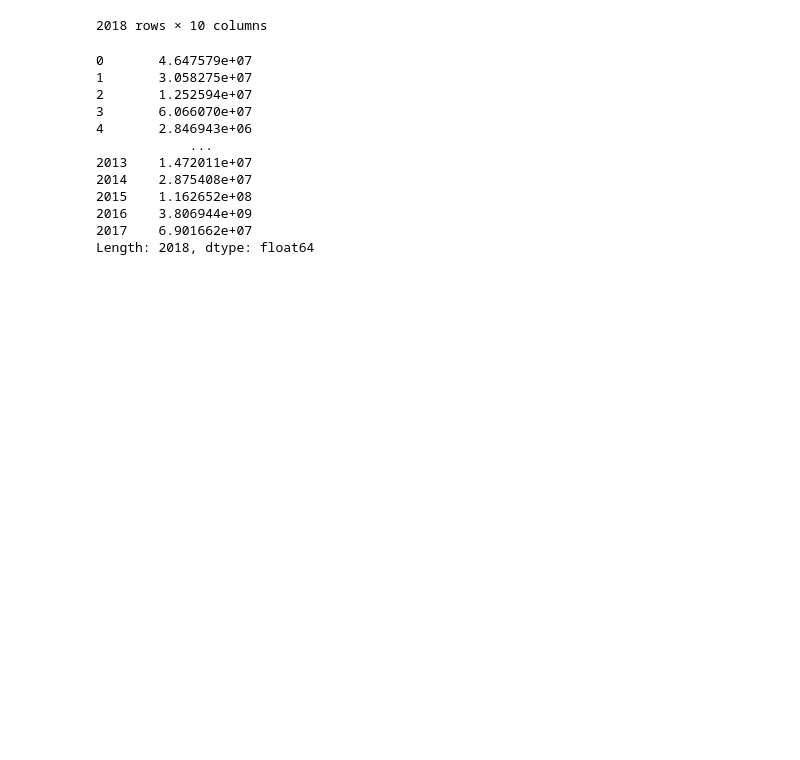
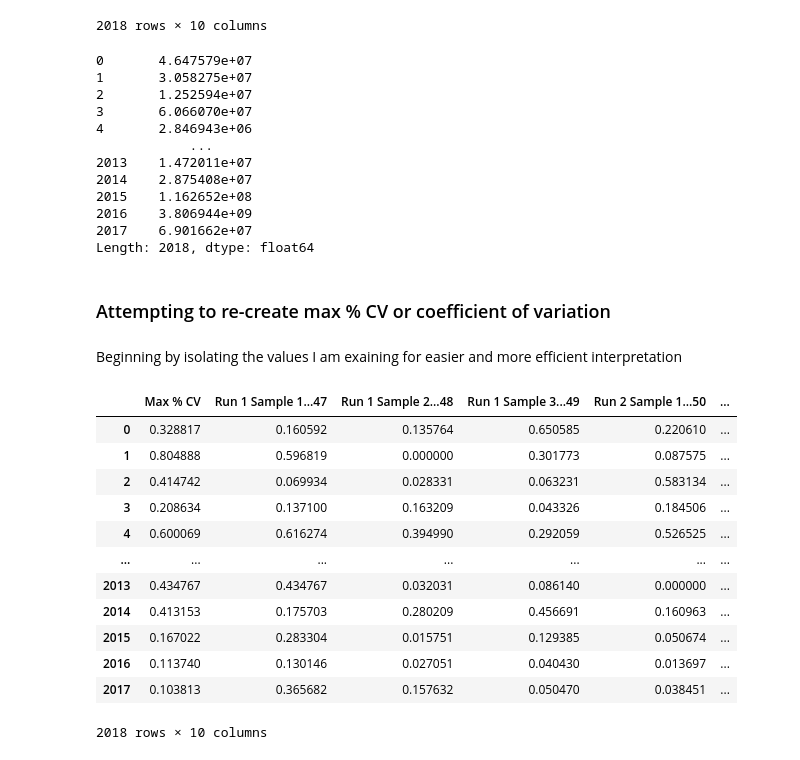
Before and after one commit to KyraGriffin/bmsip_internship_seta, a Jupyter notebook: data_exploration.ipynb, the cells around one changed output. Saved outputs shown, nothing was run; the diff lists cells and outputs as text; code cells hidden in the pictures; blank space fills up the shorter version.

Commit message:
Currently working to re-create the max % CV values

```diff
--- a/data_exploration.ipynb
+++ b/data_exploration.ipynb
@@ -181,3 +181,28 @@ avg_max_abundance
 2016    3.806944e+09
 2017    6.901662e+07
 Length: 2018, dtype: float64
+# %% [markdown]
+### Attempting to re-create max % CV or coefficient of variation
+# %% [markdown]
+Beginning by isolating the values I am exaining for easier and more efficient interpretation
+# %%
+percent_cv_values = proteomics_ack.iloc[:, 47:56].copy()
+percent_cv_values["Max % CV"] = proteomics_ack["Max % CV"].copy()
+
+col = percent_cv_values.pop("Max % CV")
+percent_cv_values.insert(0, col.name, col)
+percent_cv_values
+# %% [output]
+|  | Max % CV | Run 1 Sample 1...47 | Run 1 Sample 2...48 | Run 1 Sample 3...49 | Run 2 Sample 1...50 | ... |
+| 0 | 0.328817 | 0.160592 | 0.135764 | 0.650585 | 0.220610 | ... |
+| 1 | 0.804888 | 0.596819 | 0.000000 | 0.301773 | 0.087575 | ... |
+| 2 | 0.414742 | 0.069934 | 0.028331 | 0.063231 | 0.583134 | ... |
+| 3 | 0.208634 | 0.137100 | 0.163209 | 0.043326 | 0.184506 | ... |
+| 4 | 0.600069 | 0.616274 | 0.394990 | 0.292059 | 0.526525 | ... |
+| ... | ... | ... | ... | ... | ... | ... |
+| 2013 | 0.434767 | 0.434767 | 0.032031 | 0.086140 | 0.000000 | ... |
+| 2014 | 0.413153 | 0.175703 | 0.280209 | 0.456691 | 0.160963 | ... |
+| 2015 | 0.167022 | 0.283304 | 0.015751 | 0.129385 | 0.050674 | ... |
+| 2016 | 0.113740 | 0.130146 | 0.027051 | 0.040430 | 0.013697 | ... |
+| 2017 | 0.103813 | 0.365682 | 0.157632 | 0.050470 | 0.038451 | ... |
+2018 rows × 10 columns
```
Also changed, not shown: parts of 2 cells of this notebook.
